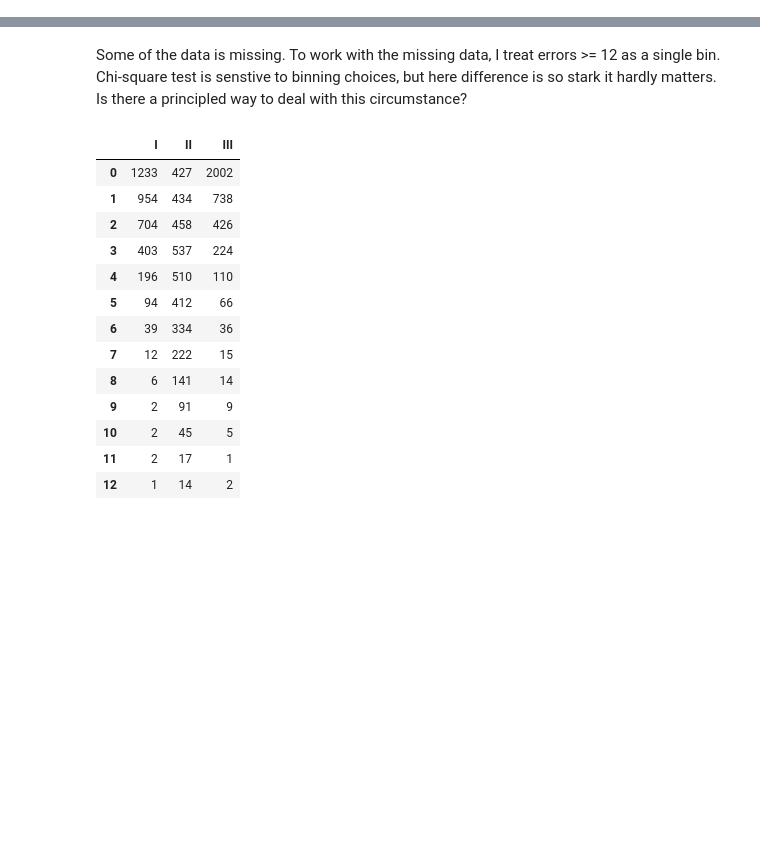
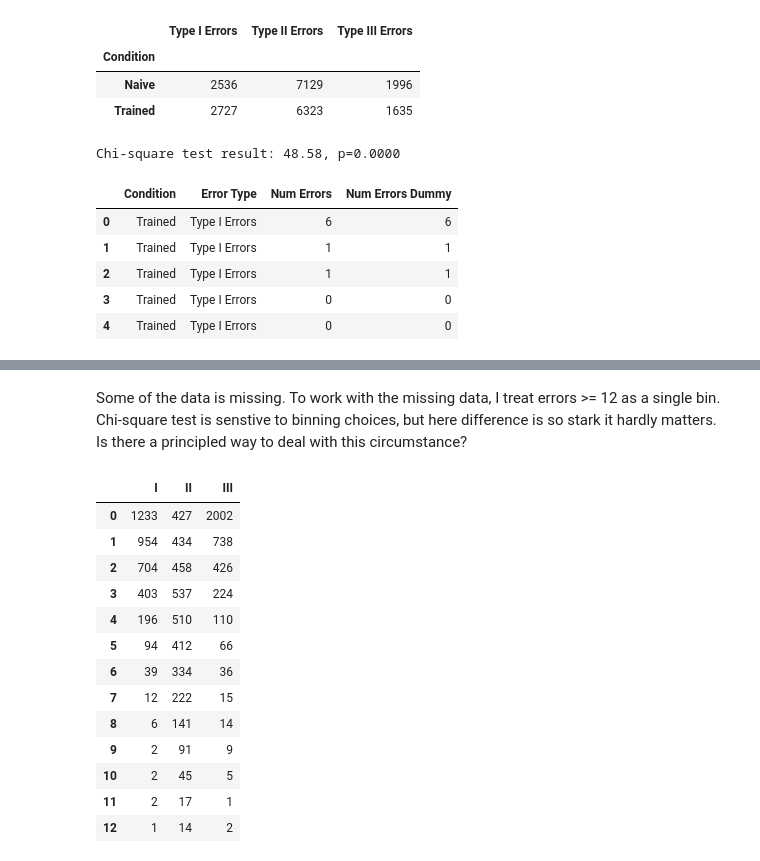
Before and after one commit to galbiati/mnk-cleaning-analysis, a Jupyter notebook: src/4 Difference Between Errors.ipynb, the cells around one changed output, grey strips where cells are left out. Drawn from its saved outputs; the diff is of its cells as text; code cells hidden in the pictures; blank space fills up the shorter version.

```diff
--- a/src/4 Difference Between Errors.ipynb
+++ b/src/4 Difference Between Errors.ipynb
@@ -32,3 +29,40 @@ tidy.head()
 | 4 | 1464109333721 | Trained | 2 | 16.0 | False | 100100000001010000000100000000101000 | 000010000010000100001001000001000000 | ... |
 | 6 | 1464109333721 | Trained | 3 | 75.0 | True | 000001001000101100001001000000010000 | 000100000001010000010110000000001000 | ... |
 | 8 | 1464109333721 | Trained | 4 | 69.0 | True | 000101000101100000001100000000000000 | 000000000010011000000001000000111000 | ... |
+# %%
+freq_table = tidy.pivot_table(
+    index='Condition',
+    values=['Type I Errors', 'Type II Errors', 'Type III Errors'],
+    aggfunc=np.sum
+)
+
+freq_table
+# %% [output]
+|  | Type I Errors | Type II Errors | Type III Errors |
+| Condition |  |  |  |
+| Naive | 2536 | 7129 | 1996 |
+| Trained | 2727 | 6323 | 1635 |
+# %%
+chisq, p, dof, ex = sts.chi2_contingency(freq_table)
+print('Chi-square test result: {:.2f}, p={:.4f}'.format(chisq, p))
+# %% [output]
+Chi-square test result: 48.58, p=0.0000
+# %%
+# Make tidier data on error types and check out figures
+#    (for own edification)
+melted = pd.melt(
+    tidy,
+    id_vars=['Condition'],
+    value_vars=['Type I Errors', 'Type II Errors', 'Type III Errors'],
+    var_name='Error Type', value_name='Num Errors'
+)
+
+melted['Num Errors Dummy'] = melted['Num Errors']
+melted.head()
+# %% [output]
+|  | Condition | Error Type | Num Errors | Num Errors Dummy |
+| 0 | Trained | Type I Errors | 6 | 6 |
+| 1 | Trained | Type I Errors | 1 | 1 |
+| 2 | Trained | Type I Errors | 1 | 1 |
+| 3 | Trained | Type I Errors | 0 | 0 |
+| 4 | Trained | Type I Errors | 0 | 0 |
```
Also changed, not shown: parts of 4 cells of this notebook, 5 other files.
